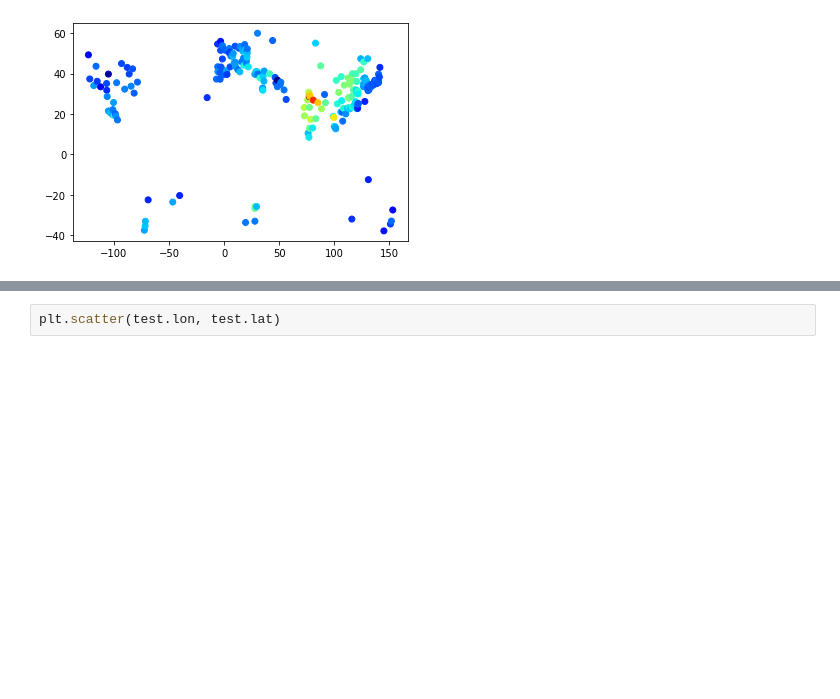
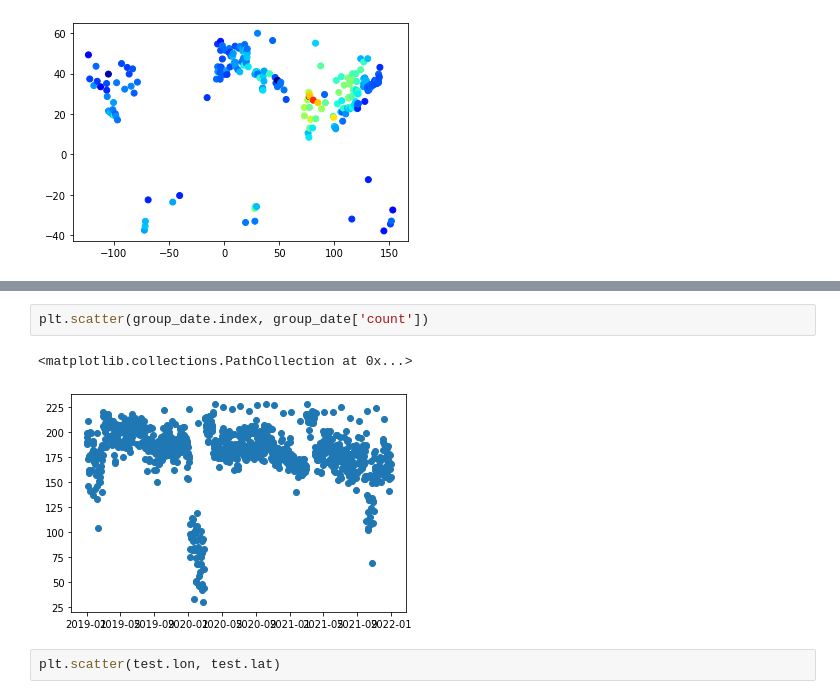
Before and after one commit to tenten0727/sony_pm25, a Jupyter notebook: notebook/004_nb.ipynb, the cells around one changed output, grey strips where cells are left out. Cells and saved outputs as stored; diff of their text form; blank space fills up the shorter version.

```diff
--- a/notebook/004_nb.ipynb
+++ b/notebook/004_nb.ipynb
@@ -64,3 +73,8 @@ plt.scatter(pm25_location.lon, pm25_location.lat, c=pm25_location['pm25_mid'], c
+# %%
+plt.scatter(group_date.index, group_date['count'])
+# %% [output]
+<matplotlib.collections.PathCollection at 0x...>
+[figure, added]
 # %%
 plt.scatter(test.lon, test.lat)
 # %% [output]
```
Also changed, not shown: parts of 1 cell of this notebook, 5 other files.
